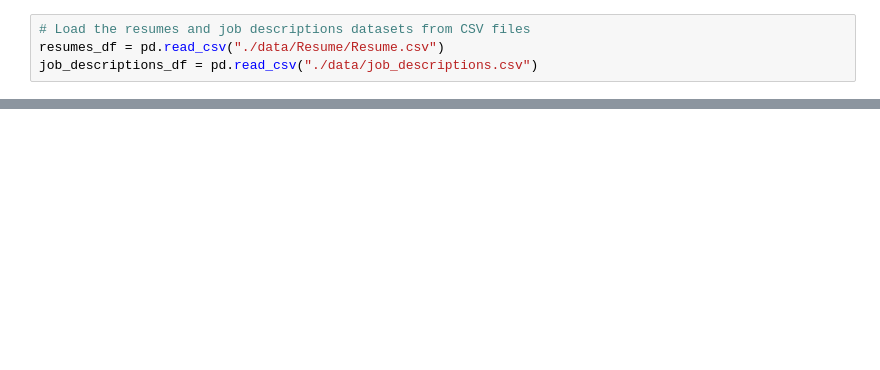
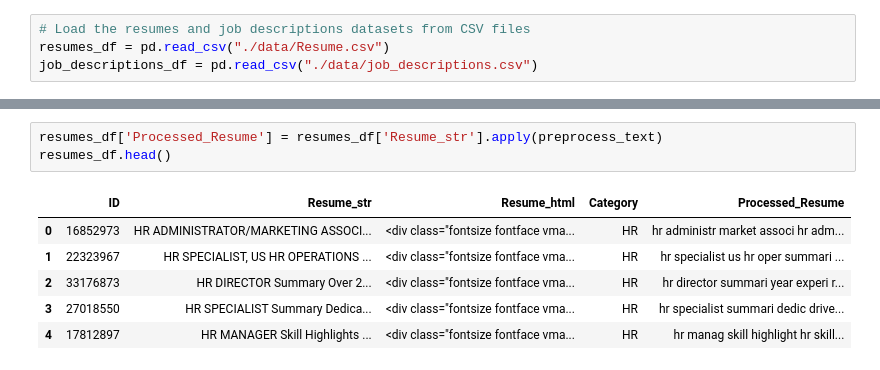
Before and after one commit to Barneyyyyyy/AI-Driven-Skill-Matching-for-Job-Descriptions-project, a Jupyter notebook: dataCleaning.ipynb, the cells around one changed output, grey strips where cells are left out. Drawn from its saved outputs; the diff is of its cells as text; blank space fills up the shorter version.

```diff
--- a/dataCleaning.ipynb
+++ b/dataCleaning.ipynb
@@ -26,5 +27,5 @@ nltk.download('wordnet')
 True
 # %%
 # Load the resumes and job descriptions datasets from CSV files
-resumes_df = pd.read_csv("./data/Resume/Resume.csv")
+resumes_df = pd.read_csv("./data/Resume.csv")
 job_descriptions_df = pd.read_csv("./data/job_descriptions.csv")
@@ -51,0 +47,10 @@ job_descriptions_df['Processed_Job_Description'] = job_descriptions_df['Job Desc
+# %%
+resumes_df['Processed_Resume'] = resumes_df['Resume_str'].apply(preprocess_text)
+resumes_df.head()
+# %% [output]
+|  | ID | Resume_str | Resume_html | Category | Processed_Resume |
+| 0 | 16852973 | HR ADMINISTRATOR/MARKETING ASSOCI... | <div class="fontsize fontface vma... | HR | hr administr market associ hr adm... |
+| 1 | 22323967 | HR SPECIALIST, US HR OPERATIONS ... | <div class="fontsize fontface vma... | HR | hr specialist us hr oper summari ... |
+| 2 | 33176873 | HR DIRECTOR Summary Over 2... | <div class="fontsize fontface vma... | HR | hr director summari year experi r... |
+| 3 | 27018550 | HR SPECIALIST Summary Dedica... | <div class="fontsize fontface vma... | HR | hr specialist summari dedic drive... |
+| 4 | 17812897 | HR MANAGER Skill Highlights ... | <div class="fontsize fontface vma... | HR | hr manag skill highlight hr skill... |
```
Also changed, not shown: parts of 11 cells of this notebook, 4 other files.
